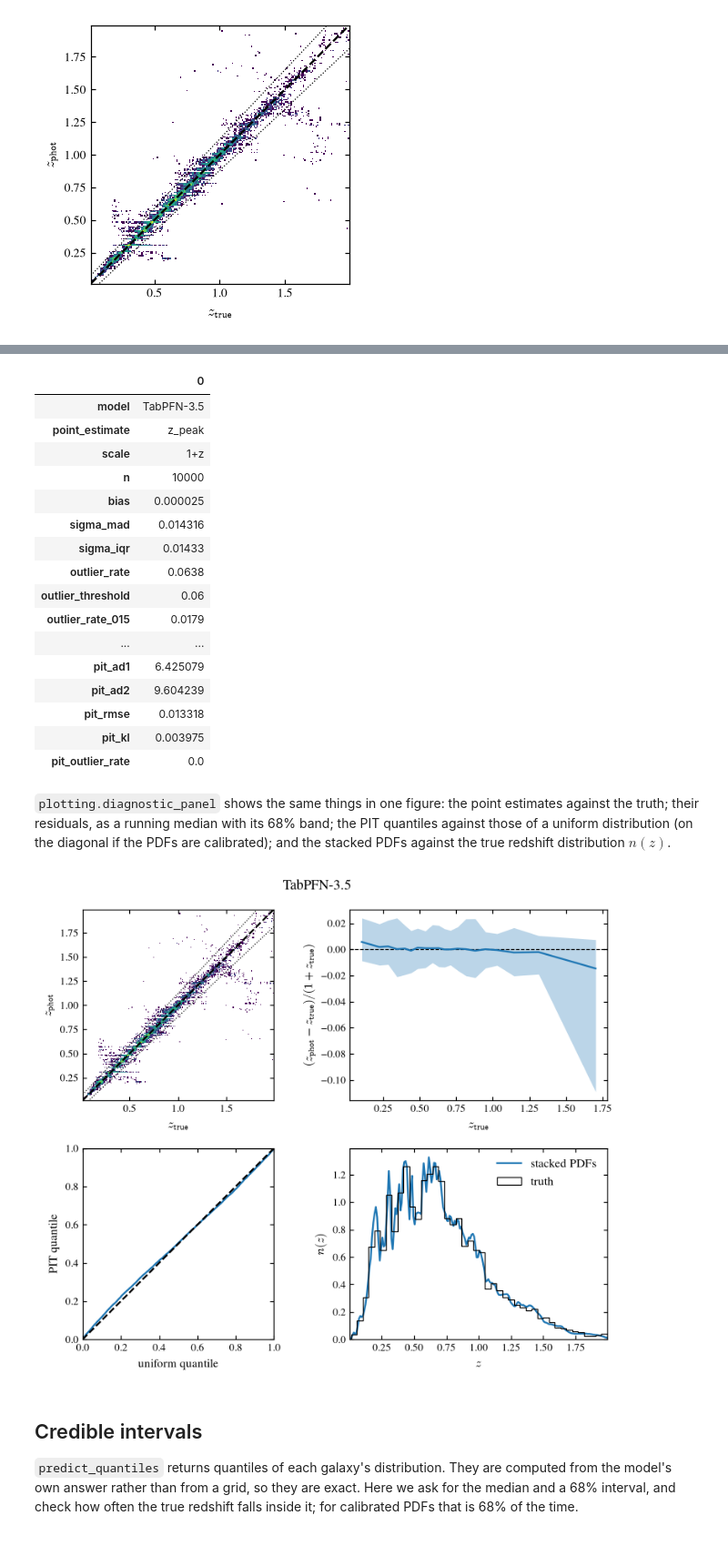
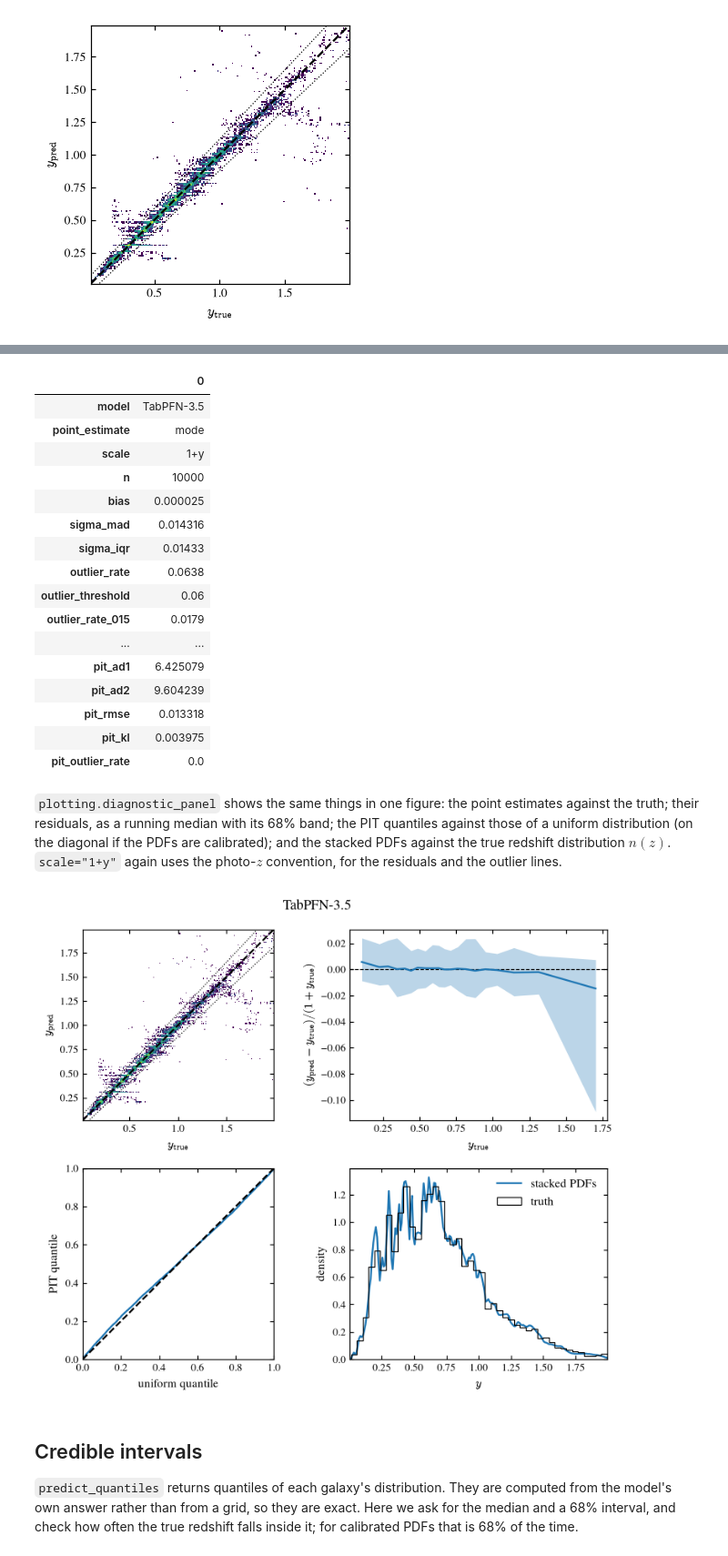
Before and after one commit to biprateep/lazy-tfm, a Jupyter notebook: introduction.ipynb, the cells around one changed output, grey strips where cells are left out. Shown at 91% size. Saved outputs shown, nothing was run; the diff lists cells and outputs as text; code cells hidden in the pictures.

```diff
--- a/introduction.ipynb
+++ b/introduction.ipynb
@@ -138,7 +138,7 @@ challenge's. Without a grid, each model answers on its own native grid
 This is where the model does its work: one forward pass through the
 context for all 10,000 galaxies.
 # %%
-grid = lazy.DC1_GRID
+grid = lazy.datasets.DC1_GRID
 pdfs = model.predict_proba(X_test, grid)
 pdfs.shape
 # %% [output]
@@ -184,11 +190,11 @@ where a galaxy at one redshift looks like one at another.
 # %%
-table = metrics.summarize(z_test, grid, pdfs, label="TabPFN-3.5")
+table = metrics.summarize(z_test, grid, pdfs, label="TabPFN-3.5", scale="1+y")
 table.T
 # %% [output]
 |  | 0 |
 | model | TabPFN-3.5 |
-| point_estimate | z_peak |
-| scale | 1+z |
+| point_estimate | mode |
+| scale | 1+y |
 | n | 10000 |
 | bias | 0.000025 |
 | sigma_mad | 0.014316 |
@@ -207,11 +213,14 @@ table.T
 estimates against the truth; their residuals, as a running median with its
 68% band; the PIT quantiles against those of a uniform distribution (on the
 diagonal if the PDFs are calibrated); and the stacked PDFs against the true
-redshift distribution $n(z)$.
+redshift distribution $n(z)$. `scale="1+y"` again uses the photo-$z$
+convention, for the residuals and the outlier lines.
 # %%
-fig = plotting.diagnostic_panel(z_test, grid, pdfs, label="TabPFN-3.5")
+fig = plotting.diagnostic_panel(
+    z_test, grid, pdfs, label="TabPFN-3.5", scale="1+y"
+)
 # %% [output]
-[figure, old version]
+[figure, new version]
 # %% [markdown]
 ## Credible intervals
 
```
Also changed, not shown: parts of 9 cells of this notebook.
